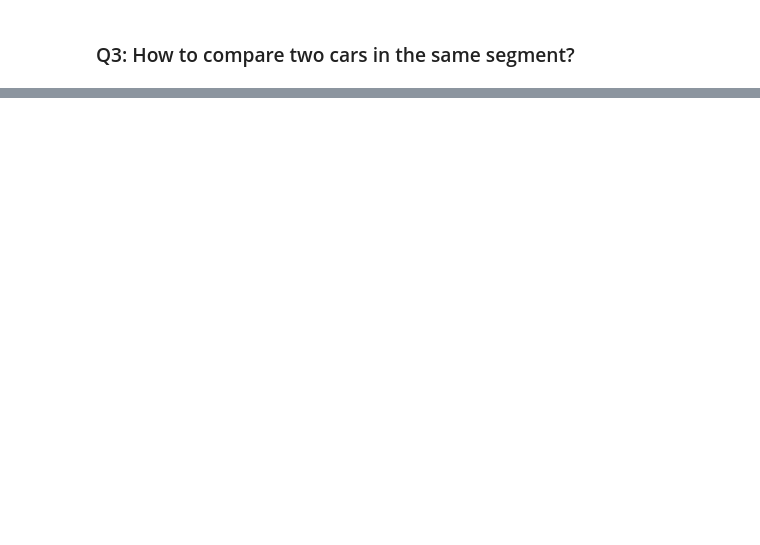
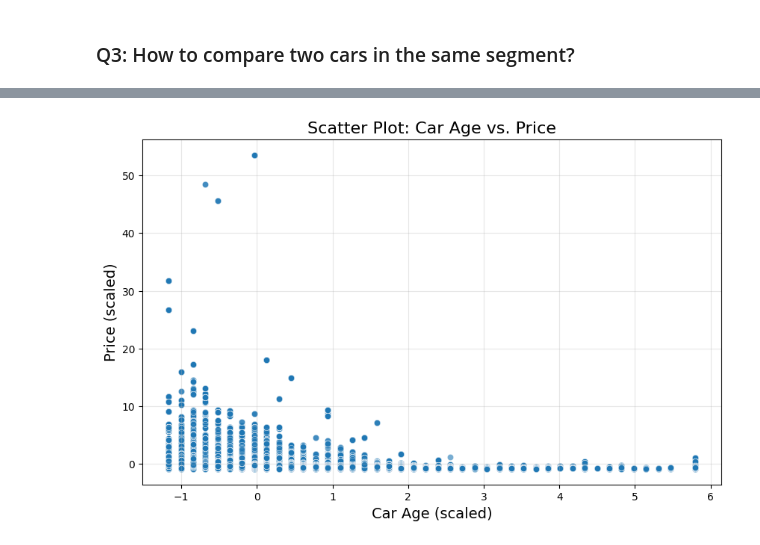
Before and after one commit to minhnguyen200703/car_prediction, a Jupyter notebook: EDA.ipynb, the cells around one changed output, grey strips where cells are left out. Cells and saved outputs as stored; diff of their text form; code cells hidden in the pictures; blank space fills up the shorter version.

```diff
--- a/EDA.ipynb
+++ b/EDA.ipynb
@@ -72,0 +98,11 @@ strong multicollinearity or other numerical problems.
+# %%
+# Scatter plot for Car Age vs Price
+plt.figure(figsize=(10, 6))
+sns.scatterplot(data=df_car, x='car_age', y='price', alpha=0.6)
+plt.title('Scatter Plot: Car Age vs. Price', fontsize=16)
+plt.xlabel('Car Age (scaled)', fontsize=14)
+plt.ylabel('Price (scaled)', fontsize=14)
+plt.grid(alpha=0.3)
+plt.show()
+# %% [output]
+[figure, added]
```
Also changed, not shown: parts of 15 cells of this notebook.
